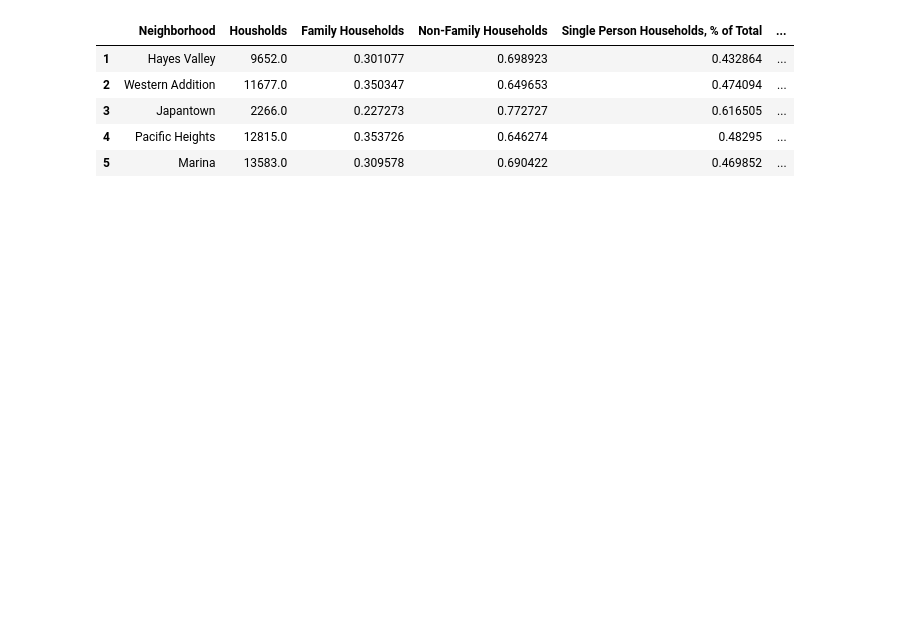
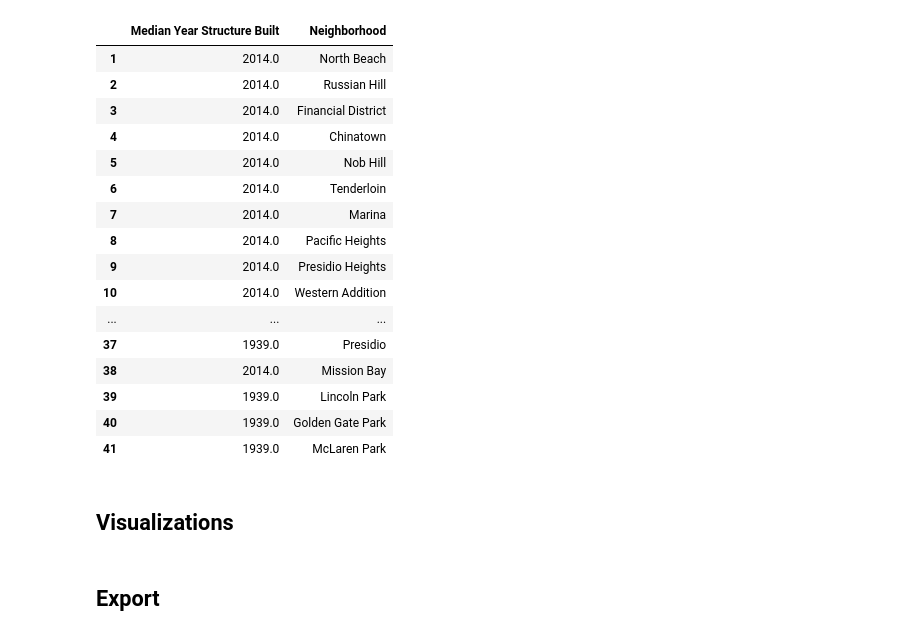
Before and after one commit to jsherba/socio-economic-profiles, a Jupyter notebook: build_socioeconomic_profiles.ipynb, the cells around one changed output. Cells and saved outputs as stored; diff of their text form; code cells hidden in the pictures; blank space fills up the shorter version.

Commit message:
finish all calcs

```diff
--- a/build_socioeconomic_profiles.ipynb
+++ b/build_socioeconomic_profiles.ipynb
@@ -187,0 +102,14 @@ def median_values(df_tract, range_dict):
+# %%
+# import geo_lookup csv
+geo_lookup_df = pd.read_csv (r'./geo_lookup.csv', dtype=str)
+
+tract_nb_lookup = defaultdict(list)
+tract_sd_lookup = defaultdict(list)
+
+# create tract lookup dictionary for neighborhoods
+for i, j in zip(geo_lookup_df['neighborhood'], geo_lookup_df['tractid']):
+    tract_nb_lookup[i].append(j)
+
+# create tract lookup dictionary for supervisor districts
+for i, j in zip(geo_lookup_df['supervisor_district'], geo_lookup_df['tractid']):
+    tract_sd_lookup[i].append(j)
@@ -187,0 +123,6 @@ def median_values(df_tract, range_dict):
+# %%
+# import median tables from median_ranges csv and add empty columns for rows 'households and 'cumulative_totals'
+range_df = pd.read_csv (r'./median_ranges.csv')
+range_df['households']=0
+range_df['cumulative_total']=0
+range_df.head()
@@ -190,2 +191,21 @@ def median_values(df_tract, range_dict):
 The `calc_socio_economic_data` function takes tract level data from the API call and the tract/neighborhood lookup dictionary. This function creates all of the socio-economic data calcs and returns a dictionary. The calcs in this function are derived from the [Data_Items_and_Sources.xlsx](https://github.com/jsherba/socio-economic-profiles/raw/main/Data_Items_And_Sources_2019.xlsx) file developed by Michael Webster
+# %%
+# define other helper functions
+def calc_sum(df, attribute_id):
+    return df[attribute_id].sum()
+
+def calc_normalized(df, attribute_id, attribute_id2):
+    if df[attribute_id2].sum() == 0:
+        return 0
+    else:
+        return (df[attribute_id].sum()/df[attribute_id2].sum())
+
+def calc_sum_normalized(df, attribute_list, attribute_id2):
+    if df[attribute_id2].sum()==0:
+        return 0
+    else:
+        sum_of_attributes = 0
+        for attribute_id in attribute_list:
+            sum_of_attributes+=df[attribute_id].sum()
+        return sum_of_attributes/df[attribute_id2].sum()
 # %%
@@ -257,14 +349,29 @@ Treasure Island
 # %%
-#Transpose dataset for second neighborhood view of dataset
+# transpose dataset for second neighborhood view of dataset
 df_all_calcs2 = df_all_calcs.T.reset_index()
 df_all_calcs2.columns = df_all_calcs2.iloc[0]
 df_all_calcs2 = df_all_calcs2[1:].rename(columns={'Attribute':'Neighborhood'})
-df_all_calcs2.head()
+df_all_calcs2[["Median Year Structure Built","Neighborhood"]]
 # %% [output]
-|  | Neighborhood | Housholds | Family Households | Non-Family Households | Single Person Households, % of Total | ... |
-| 1 | Hayes Valley | 9652.0 | 0.301077 | 0.698923 | 0.432864 | ... |
-| 2 | Western Addition | 11677.0 | 0.350347 | 0.649653 | 0.474094 | ... |
-| 3 | Japantown | 2266.0 | 0.227273 | 0.772727 | 0.616505 | ... |
-| 4 | Pacific Heights | 12815.0 | 0.353726 | 0.646274 | 0.48295 | ... |
-| 5 | Marina | 13583.0 | 0.309578 | 0.690422 | 0.469852 | ... |
+|  | Median Year Structure Built | Neighborhood |
+| 1 | 2014.0 | North Beach |
+| 2 | 2014.0 | Russian Hill |
+| 3 | 2014.0 | Financial District |
+| 4 | 2014.0 | Chinatown |
+| 5 | 2014.0 | Nob Hill |
+| 6 | 2014.0 | Tenderloin |
+| 7 | 2014.0 | Marina |
+| 8 | 2014.0 | Pacific Heights |
+| 9 | 2014.0 | Presidio Heights |
+| 10 | 2014.0 | Western Addition |
+| ... | ... | ... |
+| 37 | 1939.0 | Presidio |
+| 38 | 2014.0 | Mission Bay |
+| 39 | 1939.0 | Lincoln Park |
+| 40 | 1939.0 | Golden Gate Park |
+| 41 | 1939.0 | McLaren Park |
+# %% [markdown]
+## Visualizations
+# %% [markdown]
+## Export
 # %%
```
Also changed, not shown: parts of 26 cells of this notebook, 6 other files.
